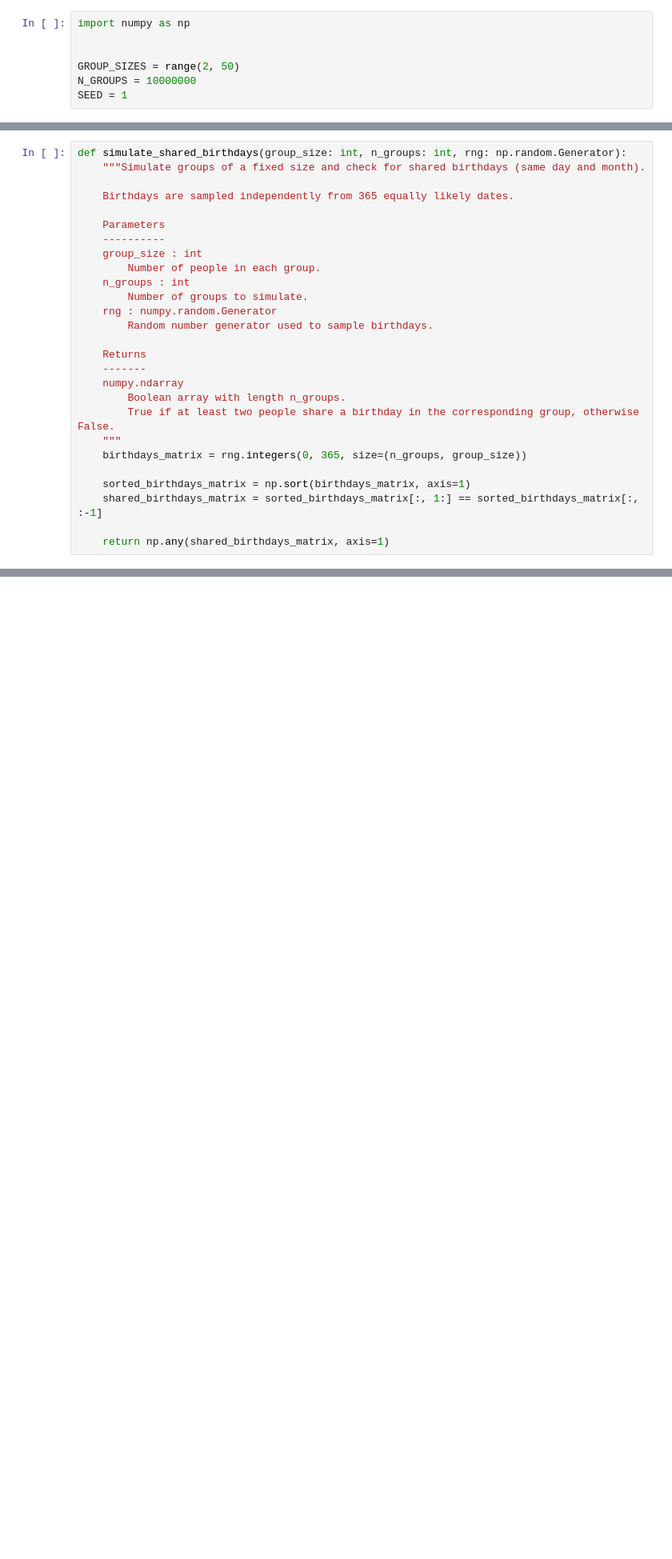
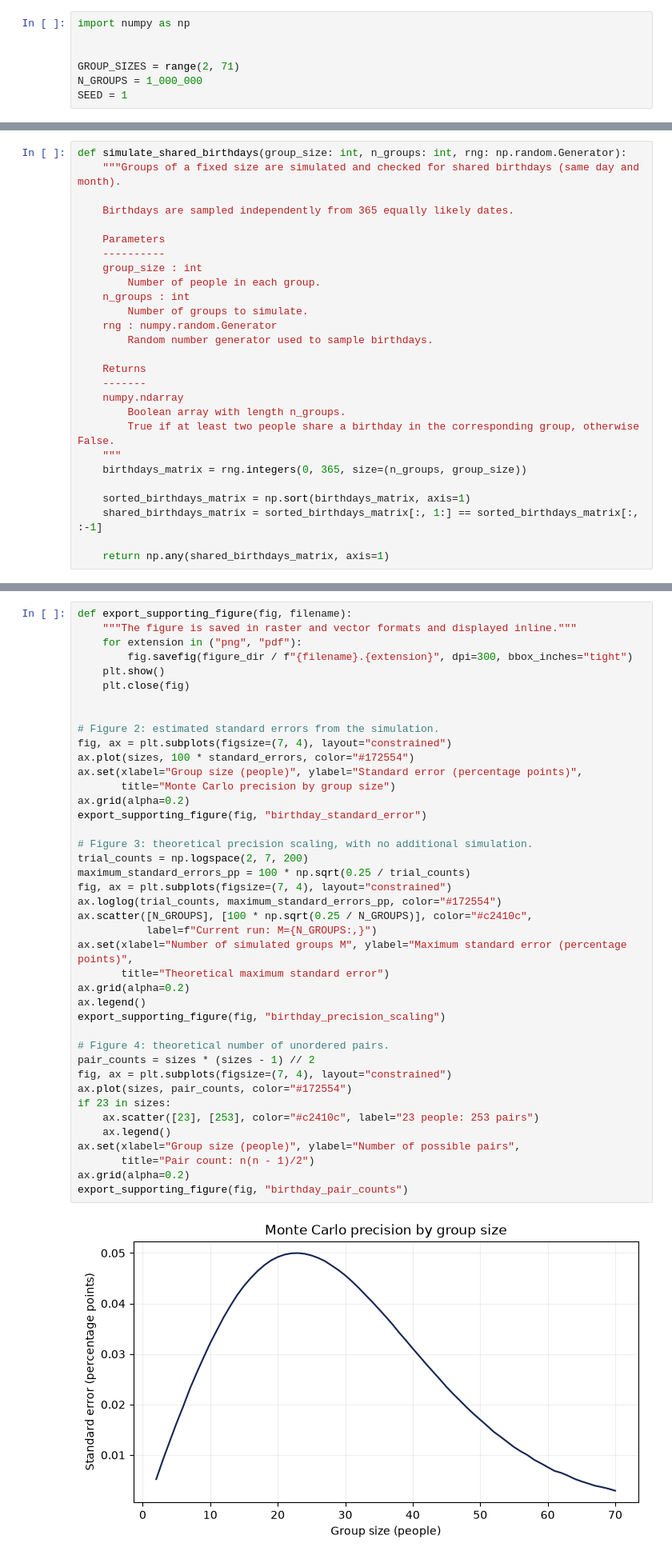
Before and after one commit to Vivaldi42/master-applied-it, a Jupyter notebook: modelling-study/birthday_simulation.ipynb, the cells around one changed output, grey strips where cells are left out. Shown at 80% size. Drawn from its saved outputs; the diff is of its cells as text; blank space fills up the shorter version.

```diff
--- a/modelling-study/birthday_simulation.ipynb
+++ b/modelling-study/birthday_simulation.ipynb
@@ -12,6 +37,6 @@ Each trial represents one group. A fixed seed makes the simulation reproducible.
 import numpy as np
 
 
-GROUP_SIZES = range(2, 50)
-N_GROUPS = 10000000
+GROUP_SIZES = range(2, 71)
+N_GROUPS = 1_000_000
 SEED = 1
@@ -22,6 +58,6 @@ Each row of the birthday array is one group. Dates are integers from 0 to 364. S
 # %%
 def simulate_shared_birthdays(group_size: int, n_groups: int, rng: np.random.Generator):
-    """Simulate groups of a fixed size and check for shared birthdays (same day and month).
+    """Groups of a fixed size are simulated and checked for shared birthdays (same day and month).
 
     Birthdays are sampled independently from 365 equally likely dates.
 
@@ -76,0 +293,43 @@ Group size | Groups with a shared birthday | Total groups
+# %%
+def export_supporting_figure(fig, filename):
+    """The figure is saved in raster and vector formats and displayed inline."""
+    for extension in ("png", "pdf"):
+        fig.savefig(figure_dir / f"{filename}.{extension}", dpi=300, bbox_inches="tight")
+    plt.show()
+    plt.close(fig)
+
+
+# Figure 2: estimated standard errors from the simulation.
+fig, ax = plt.subplots(figsize=(7, 4), layout="constrained")
+ax.plot(sizes, 100 * standard_errors, color="#172554")
+ax.set(xlabel="Group size (people)", ylabel="Standard error (percentage points)",
+       title="Monte Carlo precision by group size")
+ax.grid(alpha=0.2)
+export_supporting_figure(fig, "birthday_standard_error")
+
+# Figure 3: theoretical precision scaling, with no additional simulation.
+trial_counts = np.logspace(2, 7, 200)
+maximum_standard_errors_pp = 100 * np.sqrt(0.25 / trial_counts)
+fig, ax = plt.subplots(figsize=(7, 4), layout="constrained")
+ax.loglog(trial_counts, maximum_standard_errors_pp, color="#172554")
+ax.scatter([N_GROUPS], [100 * np.sqrt(0.25 / N_GROUPS)], color="#c2410c",
+           label=f"Current run: M={N_GROUPS:,}")
+ax.set(xlabel="Number of simulated groups M", ylabel="Maximum standard error (percentage points)",
+       title="Theoretical maximum standard error")
+ax.grid(alpha=0.2)
+ax.legend()
+export_supporting_figure(fig, "birthday_precision_scaling")
+
+# Figure 4: theoretical number of unordered pairs.
+pair_counts = sizes * (sizes - 1) // 2
+fig, ax = plt.subplots(figsize=(7, 4), layout="constrained")
+ax.plot(sizes, pair_counts, color="#172554")
+if 23 in sizes:
+    ax.scatter([23], [253], color="#c2410c", label="23 people: 253 pairs")
+    ax.legend()
+ax.set(xlabel="Group size (people)", ylabel="Number of possible pairs",
+       title="Pair count: n(n - 1)/2")
+ax.grid(alpha=0.2)
+export_supporting_figure(fig, "birthday_pair_counts")
+# %% [output]
+[figure, added]
```
Also changed, not shown: parts of 20 cells of this notebook.
